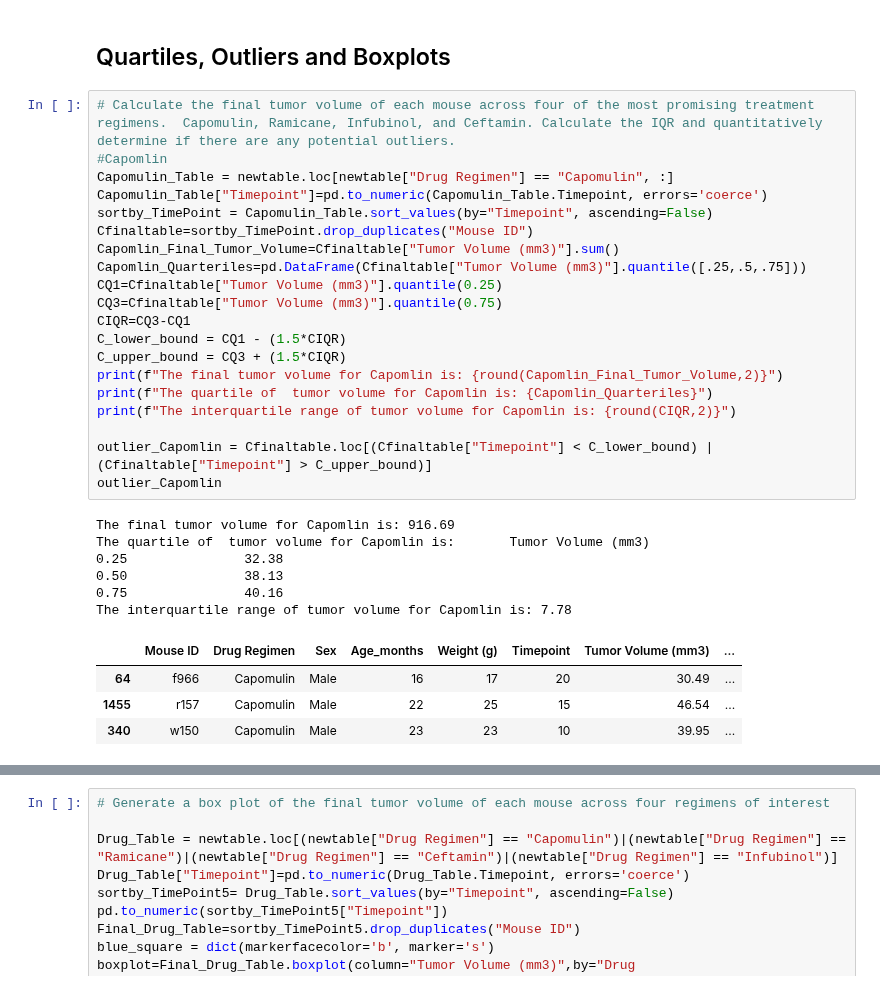
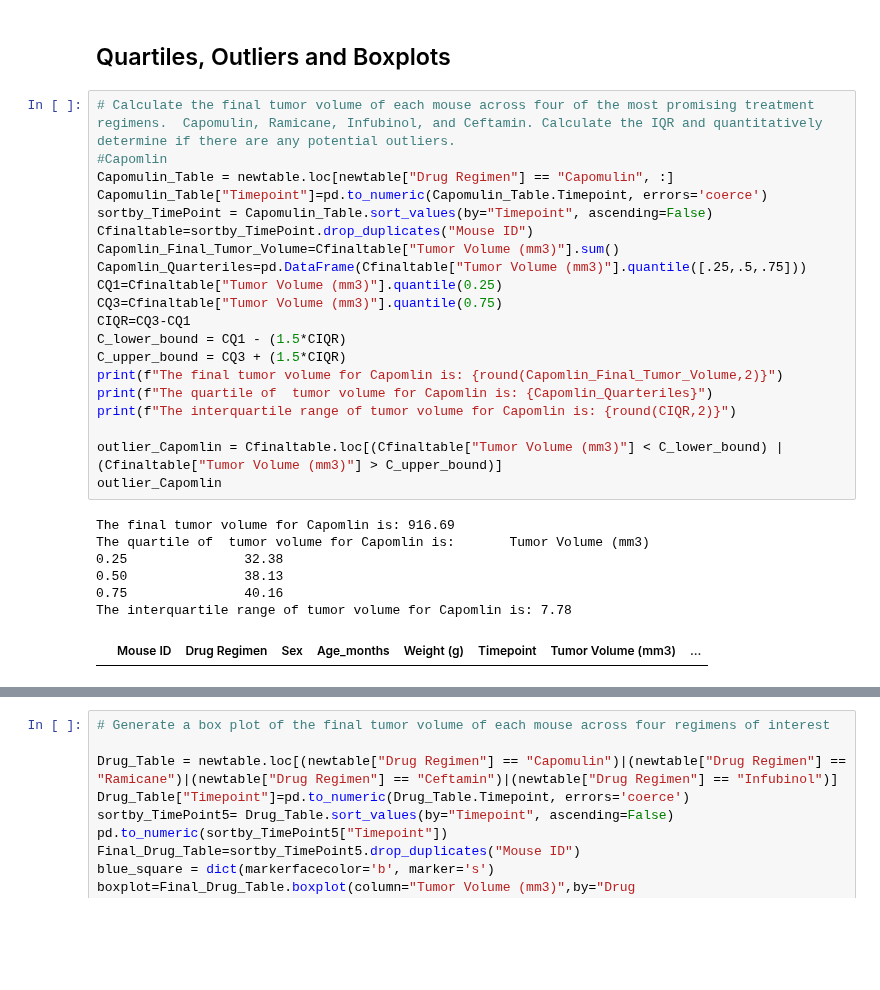
Before and after one commit to olivesun1213/Matplotlib, a Jupyter notebook: Unit 05 - Matplotlib_Homework_Instructions_Pymaceuticals_pymaceuticals_starter.ipynb, the cells around one changed output, grey strips where cells are left out. Cells and saved outputs as stored; diff of their text form; blank space fills up the shorter version.

```diff
--- a/Unit 05 - Matplotlib_Homework_Instructions_Pymaceuticals_pymaceuticals_starter.ipynb
+++ b/Unit 05 - Matplotlib_Homework_Instructions_Pymaceuticals_pymaceuticals_starter.ipynb
@@ -305,34 +305,31 @@ plt.show()
 # %%
 # Calculate the final tumor volume of each mouse across four of the most promising treatment regimens.  Capomulin, Ramicane, Infubinol, and Ceftamin. Calculate the IQR and quantitatively determine if there are any potential outliers.
 #Capomlin
 Capomulin_Table = newtable.loc[newtable["Drug Regimen"] == "Capomulin", :]
 Capomulin_Table["Timepoint"]=pd.to_numeric(Capomulin_Table.Timepoint, errors='coerce')
 sortby_TimePoint = Capomulin_Table.sort_values(by="Timepoint", ascending=False)
 Cfinaltable=sortby_TimePoint.drop_duplicates("Mouse ID")
 Capomlin_Final_Tumor_Volume=Cfinaltable["Tumor Volume (mm3)"].sum()
 Capomlin_Quarteriles=pd.DataFrame(Cfinaltable["Tumor Volume (mm3)"].quantile([.25,.5,.75]))
 CQ1=Cfinaltable["Tumor Volume (mm3)"].quantile(0.25)
 CQ3=Cfinaltable["Tumor Volume (mm3)"].quantile(0.75)
 CIQR=CQ3-CQ1
 C_lower_bound = CQ1 - (1.5*CIQR)
 C_upper_bound = CQ3 + (1.5*CIQR)
 print(f"The final tumor volume for Capomlin is: {round(Capomlin_Final_Tumor_Volume,2)}")
 print(f"The quartile of  tumor volume for Capomlin is: {Capomlin_Quarteriles}")
 print(f"The interquartile range of tumor volume for Capomlin is: {round(CIQR,2)}")
 
-outlier_Capomlin = Cfinaltable.loc[(Cfinaltable["Timepoint"] < C_lower_bound) | (Cfinaltable["Timepoint"] > C_upper_bound)]
+outlier_Capomlin = Cfinaltable.loc[(Cfinaltable["Tumor Volume (mm3)"] < C_lower_bound) | (Cfinaltable["Tumor Volume (mm3)"] > C_upper_bound)]
 outlier_Capomlin
 # %% [output]
 The final tumor volume for Capomlin is: 916.69
 The quartile of  tumor volume for Capomlin is:       Tumor Volume (mm3)
 0.25               32.38
 0.50               38.13
 0.75               40.16
 The interquartile range of tumor volume for Capomlin is: 7.78
 |  | Mouse ID | Drug Regimen | Sex | Age_months | Weight (g) | Timepoint | Tumor Volume (mm3) | ... |
-| 64 | f966 | Capomulin | Male | 16 | 17 | 20 | 30.49 | ... |
-| 1455 | r157 | Capomulin | Male | 22 | 25 | 15 | 46.54 | ... |
-| 340 | w150 | Capomulin | Male | 23 | 23 | 10 | 39.95 | ... |
 # %%
 #Ramicane
 Ramicane_Table = newtable.loc[newtable["Drug Regimen"] == "Ramicane", :]
```
Also changed, not shown: parts of 3 cells of this notebook.
